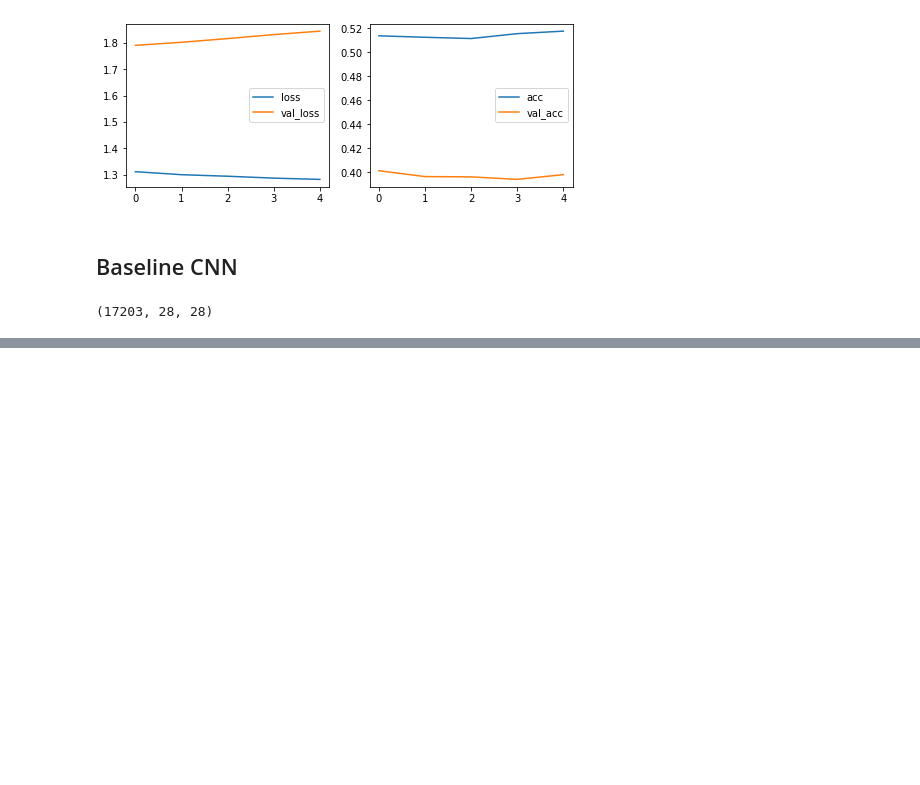
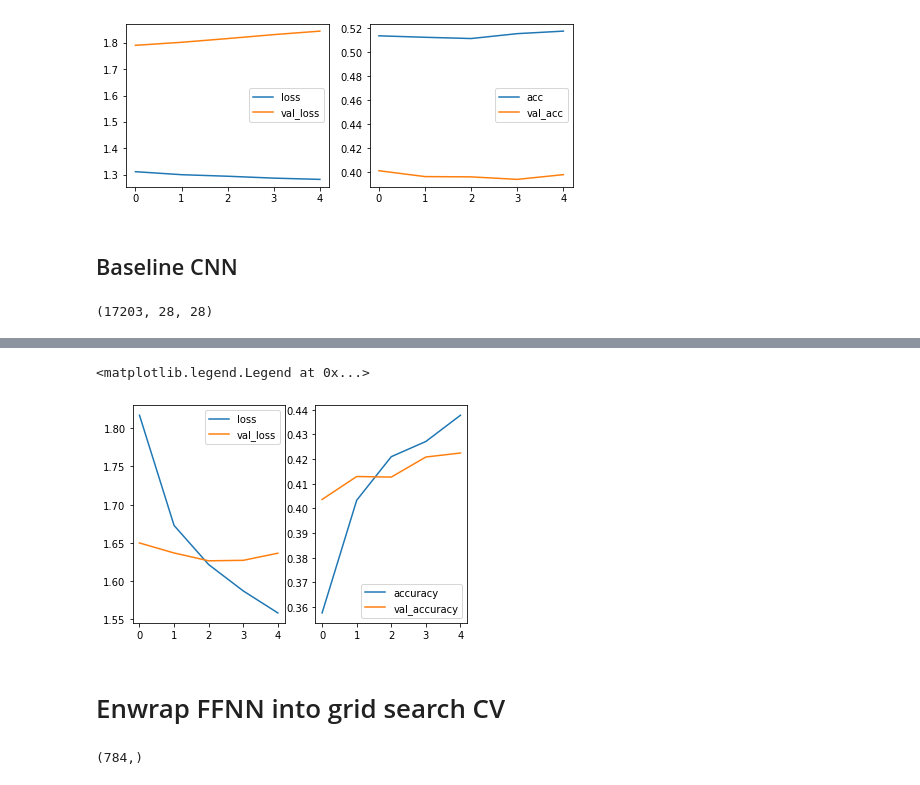
Before and after one commit to PashaIanko/Kaggle.DigitRecognizer, a Jupyter notebook: 0_baseline.ipynb, the cells around one changed output, grey strips where cells are left out. Drawn from its saved outputs; the diff is of its cells as text; code cells hidden in the pictures; blank space fills up the shorter version.

```diff
--- a/0_baseline.ipynb
+++ b/0_baseline.ipynb
@@ -324,6 +332,7 @@ baseline_cnn = Sequential(
         layers.Conv2D(filters=128, kernel_size=(3, 3), activation='relu'),
         layers.Flatten(),
         layers.Dense(100, activation='relu'),
+        layers.Dropout(0.4),
         layers.Dense(10, activation='softmax')
     ]
 )
@@ -340,7 +349,7 @@ baseline_cnn.compile(
     optimizer='adam'
 )
 # %%
-baseline_cnn.fit(
+history = baseline_cnn.fit(
     X_train.reshape(X_train.shape[0], 28, 28),
     Y_train,
     validation_data=(
@@ -354,0 +373,18 @@ Epoch 1/20
+# %%
+_, ax = plt.subplots(1, 2)
+ax[0].plot(history.history['loss'], label='loss')
+ax[0].plot(history.history['val_loss'], label='val_loss')
+ax[0].legend()
+
+ax[1].plot(history.history['accuracy'], label='accuracy')
+ax[1].plot(history.history['val_accuracy'], label='val_accuracy')
+ax[1].legend()
+# %% [output]
+<matplotlib.legend.Legend at 0x...>
+[figure, added]
+# %% [markdown]
+# Enwrap FFNN into grid search CV
+# %%
+X_train[0].shape
+# %% [output]
+(784,)
```
Also changed, not shown: parts of 21 cells of this notebook.
